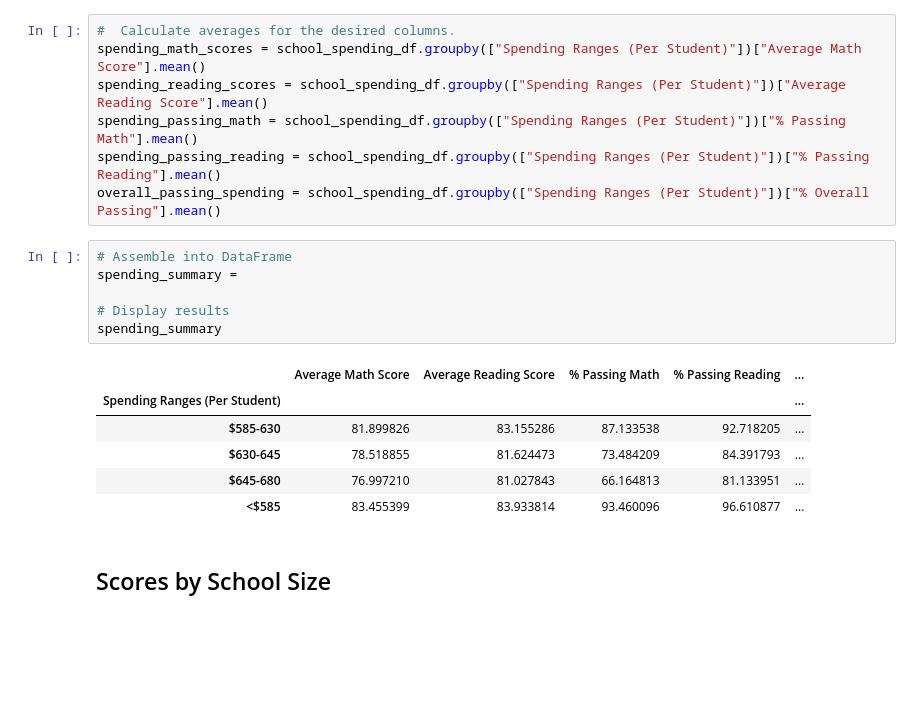
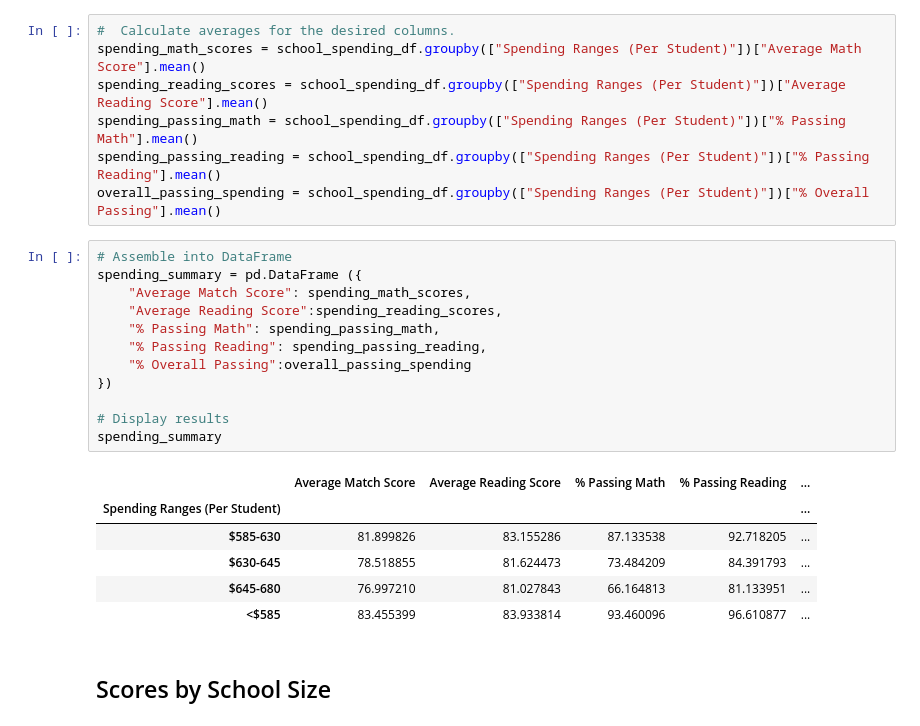
Before and after one commit to lisatafoya6/pandas-challenge, a Jupyter notebook: PyCitySchools/PyCitySchools_starter.ipynb, the cells around one changed output. Saved outputs shown, nothing was run; the diff lists cells and outputs as text; blank space fills up the shorter version.

```diff
--- a/PyCitySchools/PyCitySchools_starter.ipynb
+++ b/PyCitySchools/PyCitySchools_starter.ipynb
@@ -514,12 +519,18 @@ spending_passing_reading = school_spending_df.groupby(["Spending Ranges (Per Stu
 overall_passing_spending = school_spending_df.groupby(["Spending Ranges (Per Student)"])["% Overall Passing"].mean()
 # %%
 # Assemble into DataFrame
-spending_summary =
+spending_summary = pd.DataFrame ({
+    "Average Match Score": spending_math_scores,
+    "Average Reading Score":spending_reading_scores,
+    "% Passing Math": spending_passing_math,
+    "% Passing Reading": spending_passing_reading,
+    "% Overall Passing":overall_passing_spending
+})
 
 # Display results
 spending_summary
 # %% [output]
-|  | Average Math Score | Average Reading Score | % Passing Math | % Passing Reading | ... |
+|  | Average Match Score | Average Reading Score | % Passing Math | % Passing Reading | ... |
 | Spending Ranges (Per Student) |  |  |  |  | ... |
 | $585-630 | 81.899826 | 83.155286 | 87.133538 | 92.718205 | ... |
 | $630-645 | 78.518855 | 81.624473 | 73.484209 | 84.391793 | ... |
```
Also changed, not shown: parts of 3 cells of this notebook.
